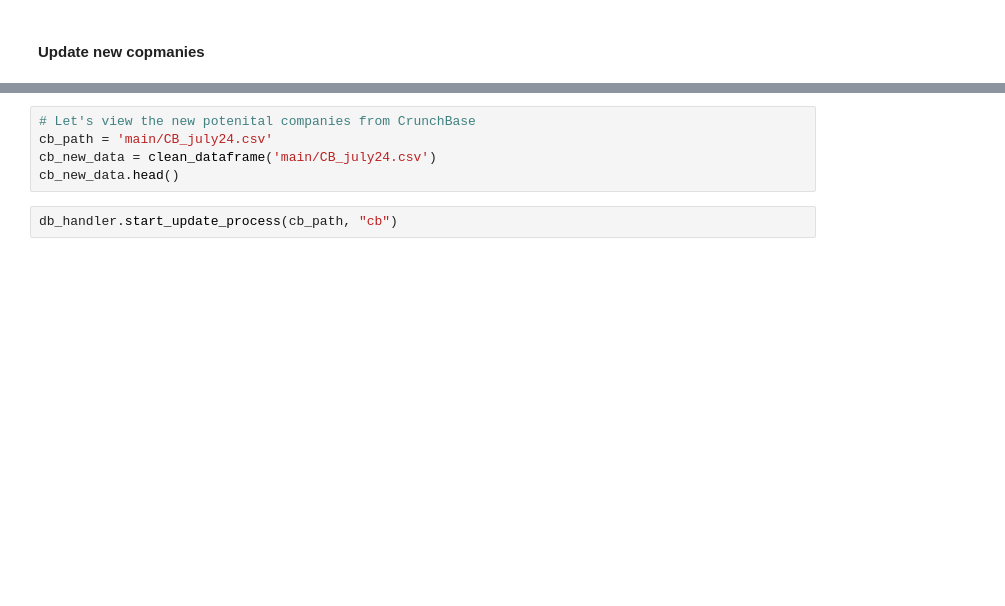
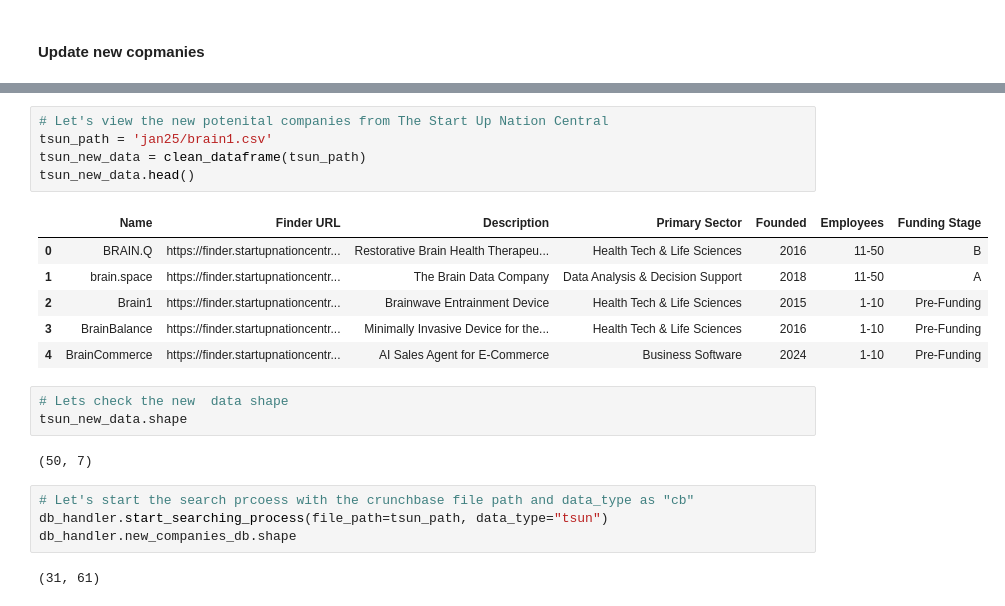
Before and after one commit to yegermaster/NeuroFinder_Update_Tool, a Jupyter notebook: notebook.ipynb, the cells around one changed output, grey strips where cells are left out. Saved outputs shown, nothing was run; the diff lists cells and outputs as text; blank space fills up the shorter version.

```diff
--- a/notebook.ipynb
+++ b/notebook.ipynb
@@ -119,9 +154,25 @@ db_handler.update_companies_db.shape
 # %%
-# Let's view the new potenital companies from CrunchBase
-cb_path = 'main/CB_july24.csv'
-cb_new_data = clean_dataframe('main/CB_july24.csv')
-cb_new_data.head()
+# Let's view the new potenital companies from The Start Up Nation Central
+tsun_path = 'jan25/brain1.csv'
+tsun_new_data = clean_dataframe(tsun_path)
+tsun_new_data.head()
+# %% [output]
+|  | Name | Finder URL | Description | Primary Sector | Founded | Employees | Funding Stage |
+| 0 | BRAIN.Q | https://finder.startupnationcentr... | Restorative Brain Health Therapeu... | Health Tech & Life Sciences | 2016 | 11-50 | B |
+| 1 | brain.space | https://finder.startupnationcentr... | The Brain Data Company | Data Analysis & Decision Support | 2018 | 11-50 | A |
+| 2 | Brain1 | https://finder.startupnationcentr... | Brainwave Entrainment Device | Health Tech & Life Sciences | 2015 | 1-10 | Pre-Funding |
+| 3 | BrainBalance | https://finder.startupnationcentr... | Minimally Invasive Device for the... | Health Tech & Life Sciences | 2016 | 1-10 | Pre-Funding |
+| 4 | BrainCommerce | https://finder.startupnationcentr... | AI Sales Agent for E-Commerce | Business Software | 2024 | 1-10 | Pre-Funding |
-# %%
-db_handler.start_update_process(cb_path, "cb")
+# %%
+# Lets check the new  data shape
+tsun_new_data.shape
+# %% [output]
+(50, 7)
+# %%
+# Let's start the search prcoess with the crunchbase file path and data_type as "cb"
+db_handler.start_searching_process(file_path=tsun_path, data_type="tsun")
+db_handler.new_companies_db.shape
+# %% [output]
+(31, 61)
 # %%
 db_handler.update_companies_db.shape
```
Also changed, not shown: parts of 19 cells of this notebook, 1 other file.
